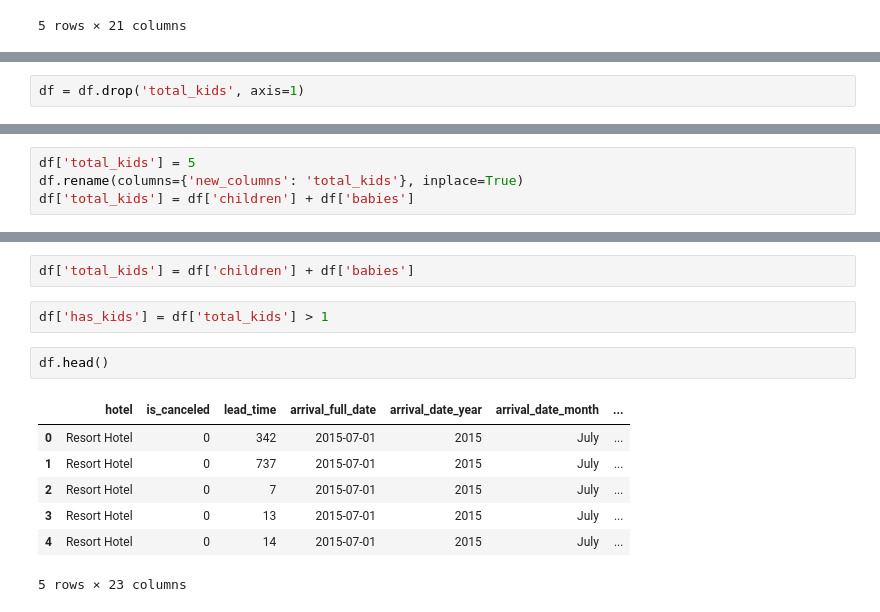
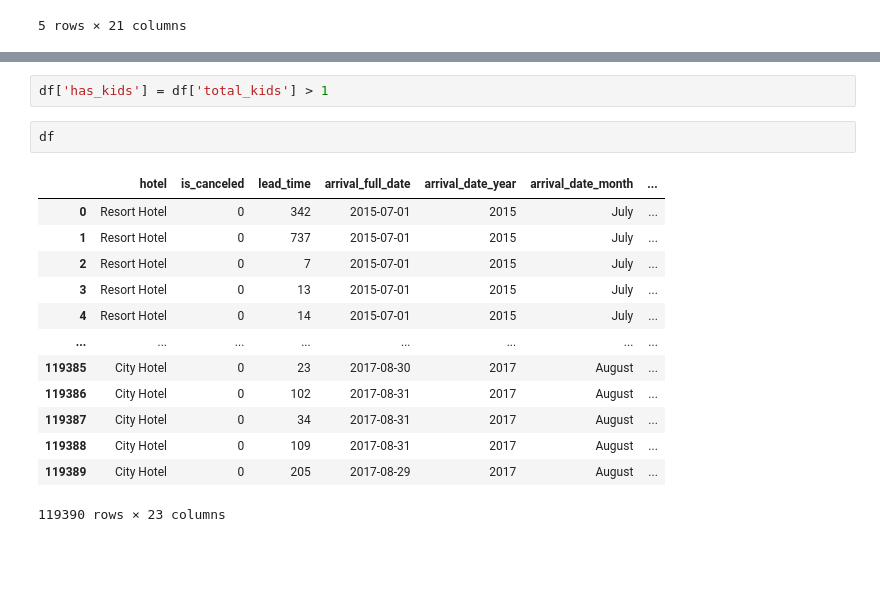
Before and after one commit to skorootdohnem-design/test-task-fo-T-BANK, a Jupyter notebook: Проекты для учебы/Ucheba.ipynb, the cells around one changed output, grey strips where cells are left out. Drawn from its saved outputs; the diff is of its cells as text; blank space fills up the shorter version.

```diff
--- a/2 домашка.ipynb
+++ b/Проекты для учебы/Ucheba.ipynb
@@ -144,2 +139,0 @@ df.head()
-# %%
-df = df.drop('total_kids', axis=1)
@@ -148,4 +194,0 @@ df.head()
-# %%
-df['total_kids'] = 5
-df.rename(columns={'new_columns': 'total_kids'}, inplace=True)
-df['total_kids'] = df['children'] + df['babies']
@@ -178,14 +203,18 @@ df.head()
-# %%
-df['total_kids'] = df['children'] + df['babies']
 # %%
 df['has_kids'] = df['total_kids'] > 1
 # %%
-df.head()
+df
 # %% [output]
 |  | hotel | is_canceled | lead_time | arrival_full_date | arrival_date_year | arrival_date_month | ... |
 | 0 | Resort Hotel | 0 | 342 | 2015-07-01 | 2015 | July | ... |
 | 1 | Resort Hotel | 0 | 737 | 2015-07-01 | 2015 | July | ... |
 | 2 | Resort Hotel | 0 | 7 | 2015-07-01 | 2015 | July | ... |
 | 3 | Resort Hotel | 0 | 13 | 2015-07-01 | 2015 | July | ... |
 | 4 | Resort Hotel | 0 | 14 | 2015-07-01 | 2015 | July | ... |
+| ... | ... | ... | ... | ... | ... | ... | ... |
+| 119385 | City Hotel | 0 | 23 | 2017-08-30 | 2017 | August | ... |
+| 119386 | City Hotel | 0 | 102 | 2017-08-31 | 2017 | August | ... |
+| 119387 | City Hotel | 0 | 34 | 2017-08-31 | 2017 | August | ... |
+| 119388 | City Hotel | 0 | 109 | 2017-08-31 | 2017 | August | ... |
+| 119389 | City Hotel | 0 | 205 | 2017-08-29 | 2017 | August | ... |
-5 rows × 23 columns
+119390 rows × 23 columns
```
Also changed, not shown: parts of 45 cells of this notebook, 16 other files.
